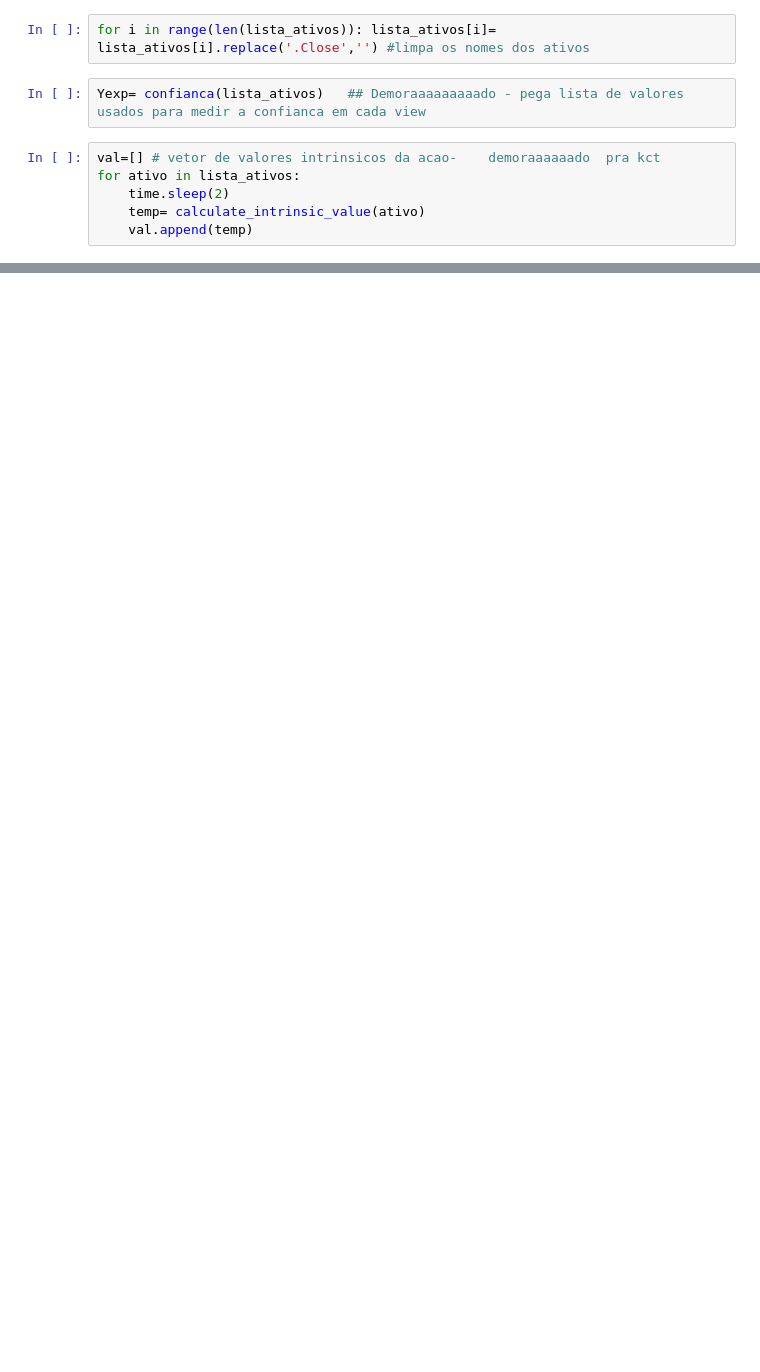
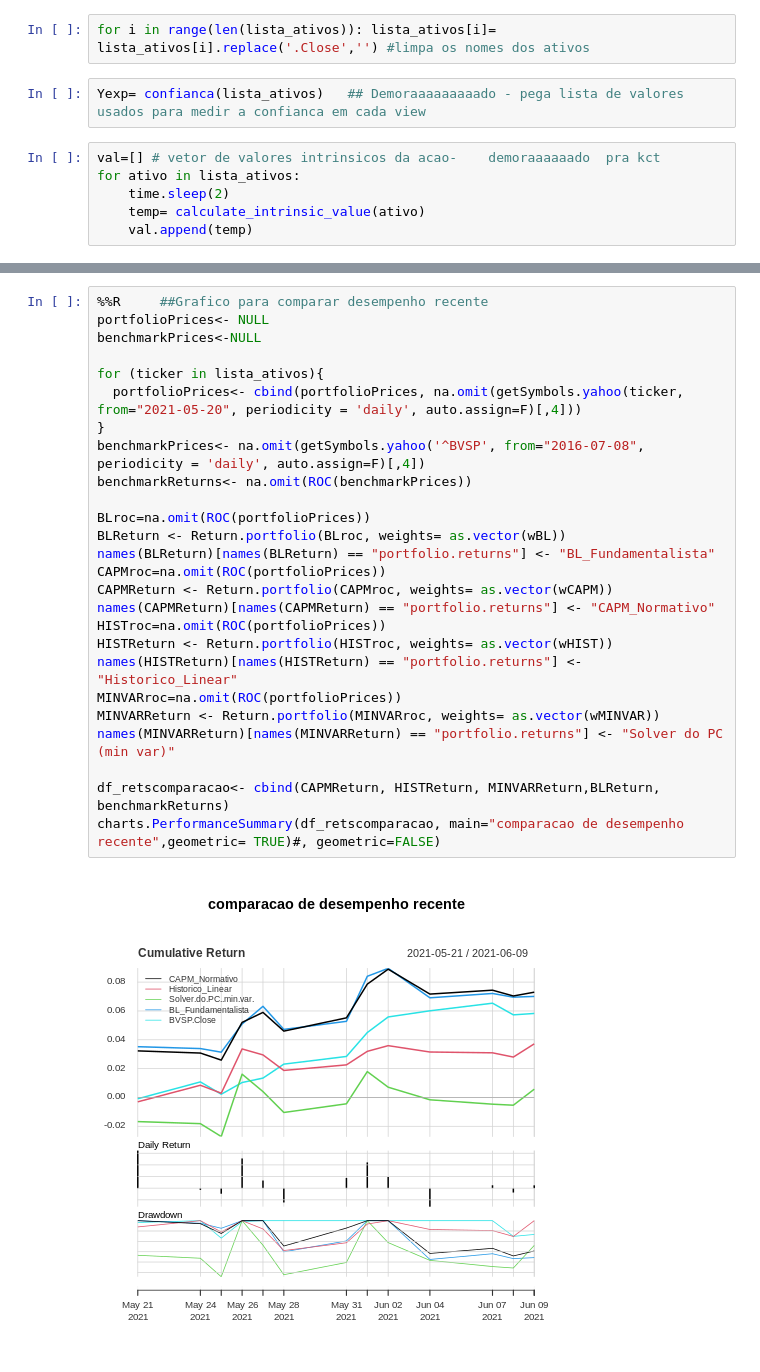
Before and after one commit to Andrade020/Teste-MeetupR, a Jupyter notebook: Balanceador_de_investimentos.ipynb, the cells around one changed output, grey strips where cells are left out. Cells and saved outputs as stored; diff of their text form; blank space fills up the shorter version.

```diff
--- a/Balanceador_de_investimentos.ipynb
+++ b/Balanceador_de_investimentos.ipynb
@@ -465,0 +492,28 @@ length(portfolioPrices)
+# %%
+%%R     ##Grafico para comparar desempenho recente
+portfolioPrices<- NULL
+benchmarkPrices<-NULL
+
+for (ticker in lista_ativos){
+  portfolioPrices<- cbind(portfolioPrices, na.omit(getSymbols.yahoo(ticker, from="2021-05-20", periodicity = 'daily', auto.assign=F)[,4]))
+}
+benchmarkPrices<- na.omit(getSymbols.yahoo('^BVSP', from="2016-07-08", periodicity = 'daily', auto.assign=F)[,4])
+benchmarkReturns<- na.omit(ROC(benchmarkPrices))
+
+BLroc=na.omit(ROC(portfolioPrices))
+BLReturn <- Return.portfolio(BLroc, weights= as.vector(wBL))
+names(BLReturn)[names(BLReturn) == "portfolio.returns"] <- "BL_Fundamentalista"
+CAPMroc=na.omit(ROC(portfolioPrices))
+CAPMReturn <- Return.portfolio(CAPMroc, weights= as.vector(wCAPM))
+names(CAPMReturn)[names(CAPMReturn) == "portfolio.returns"] <- "CAPM_Normativo"
+HISTroc=na.omit(ROC(portfolioPrices))
+HISTReturn <- Return.portfolio(HISTroc, weights= as.vector(wHIST))
+names(HISTReturn)[names(HISTReturn) == "portfolio.returns"] <- "Historico_Linear"
+MINVARroc=na.omit(ROC(portfolioPrices))
+MINVARReturn <- Return.portfolio(MINVARroc, weights= as.vector(wMINVAR))
+names(MINVARReturn)[names(MINVARReturn) == "portfolio.returns"] <- "Solver do PC (min var)"
+
+df_retscomparacao<- cbind(CAPMReturn, HISTReturn, MINVARReturn,BLReturn, benchmarkReturns)
+charts.PerformanceSummary(df_retscomparacao, main="comparacao de desempenho recente",geometric= TRUE)#, geometric=FALSE)
+# %% [output]
+[figure, added]
```
Also changed, not shown: parts of 22 cells of this notebook.
